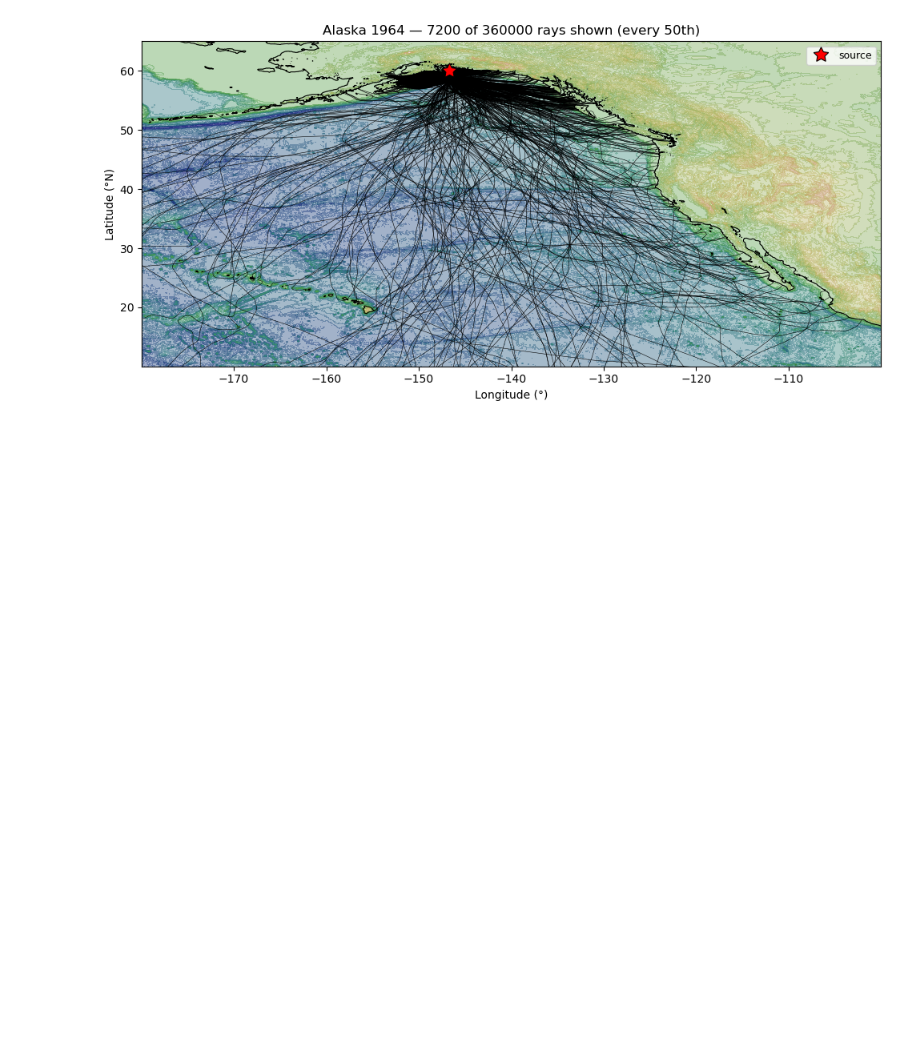
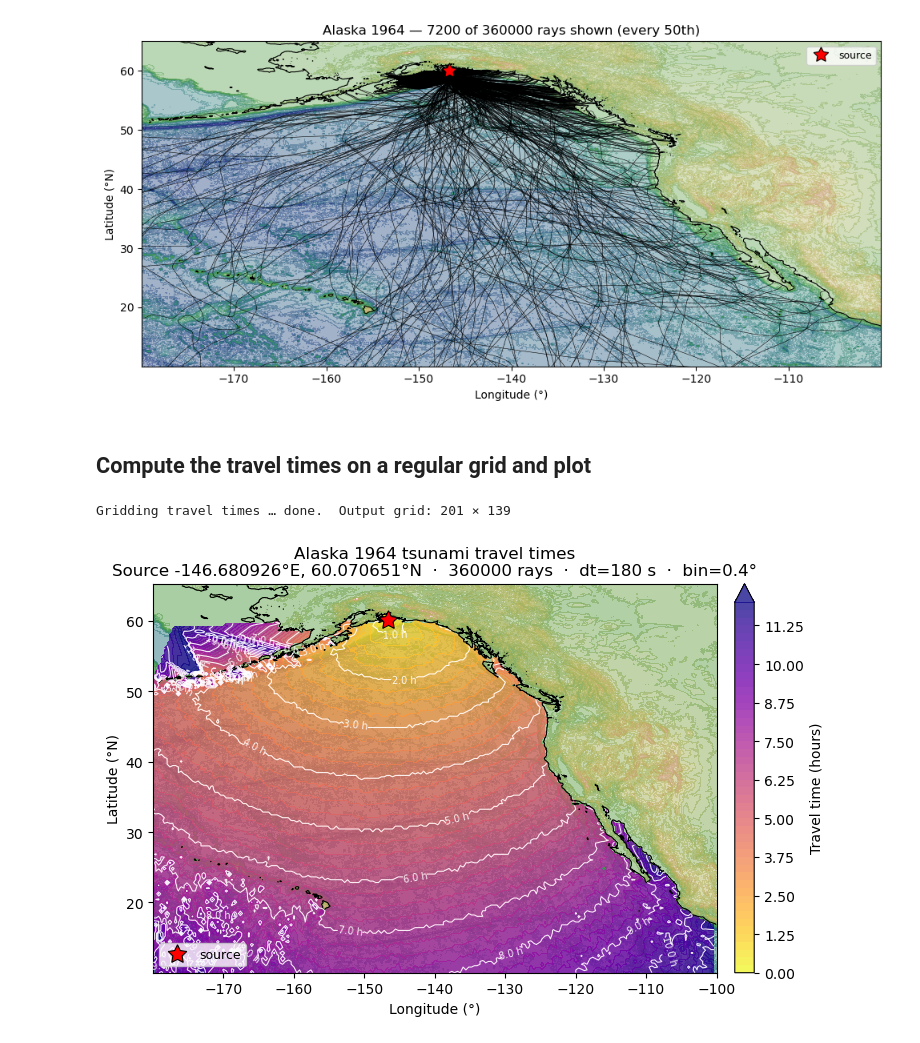
Before and after one commit to dmelgarm/TsunamiTrace, a Jupyter notebook: examples/alaska_point_vs_finite_fault.ipynb, the cells around one changed output. Cells and saved outputs as stored; diff of their text form; code cells hidden in the pictures; blank space fills up the shorter version.

Commit message:
Updates to Alaska notebook

```diff
--- a/examples/alaska_point_vs_finite_fault.ipynb
+++ b/examples/alaska_point_vs_finite_fault.ipynb
@@ -96,7 +96,7 @@ SOURCE_LAT =  60.070651
 
 #Ray tracing parameters
 DT           =  180.0                        # integration time step, seconds
-MAX_TIME     = 12 * 3600.0                    # maximum integration time, seconds
+MAX_TIME     = 11 * 3600.0                    # maximum integration time, seconds
 DELTA_DEG = 1e-3
 AZIMUTHS_DEG = np.arange(0, 360, DELTA_DEG, dtype=float)
 
@@ -155,3 +155,62 @@ plt.tight_layout()
 plt.show()
 # %% [output]
 [figure]
+# %% [markdown]
+## Compute the travel times on a regular grid and plot
+# %%
+#Resoltuion of travel time grid
+BIN_DEG = 0.4
+
+print('Gridding travel times …', end='', flush=True)
+lon_bin, lat_bin, travel_time = tt.grid_travel_times(
+    ray_lon, ray_lat, DT,
+    lon_arr, lat_arr, depth_tracing,
+    bin_deg=BIN_DEG,
+)
+print(f' done.  Output grid: {len(lon_bin)} × {len(lat_bin)}')
+# %% [output]
+Gridding travel times … done.  Output grid: 201 × 139
+# %%
+fig, ax = plt.subplots(figsize=(10, 5))
+
+# Full-resolution bathymetry background
+norm = mcolors.TwoSlopeNorm(vmin=vmin, vcenter=0, vmax=max(vmax, 1))
+ax.contourf(lon_arr, lat_arr, depth_grid,
+            levels=50, cmap='gist_earth', norm=norm, alpha=0.5)
+ax.contour(lon_arr, lat_arr, depth_grid,
+           levels=[0], colors='k', linewidths=0.8)
+
+# Travel time — filled contours on the coarser BIN_DEG grid
+tt_max = MAX_TIME / 3600
+cf = ax.contourf(lon_bin, lat_bin, travel_time,
+                 levels=np.arange(0, tt_max + 0.25, 0.25),
+                 cmap='plasma_r', alpha=0.75, extend='max')
+
+# Isochrone lines every 60 minutes
+cs = ax.contour(lon_bin, lat_bin, travel_time,
+                levels=np.arange(1, tt_max + 1, 1),
+                colors='white', linewidths=0.8, alpha=0.9)
+ax.clabel(cs, fmt='%.1f h', fontsize=7, inline=True)
+
+# Source
+ax.plot(SOURCE_LON, SOURCE_LAT,
+        marker=(5, 1), markersize=14,
+        markerfacecolor='red', markeredgecolor='k', markeredgewidth=0.8,
+        linestyle='none', zorder=6, label='source')
+
+ax.set_xlabel('Longitude (°)')
+ax.set_ylabel('Latitude (°N)')
+ax.set_title(
+    f'Alaska 1964 tsunami travel times\n'
+    f'Source {SOURCE_LON}°E, {SOURCE_LAT}°N  ·  '
+    f'{len(AZIMUTHS_DEG)} rays  ·  dt={DT:.0f} s  ·  bin={BIN_DEG}°'
+)
+ax.set_aspect('equal')
+ax.legend(fontsize=9, loc='lower left')
+
+cbar = fig.colorbar(cf, ax=ax, fraction=0.025, pad=0.02)
+cbar.set_label('Travel time (hours)')
+plt.tight_layout()
+plt.show()
+# %% [output]
+[figure, added]
```
